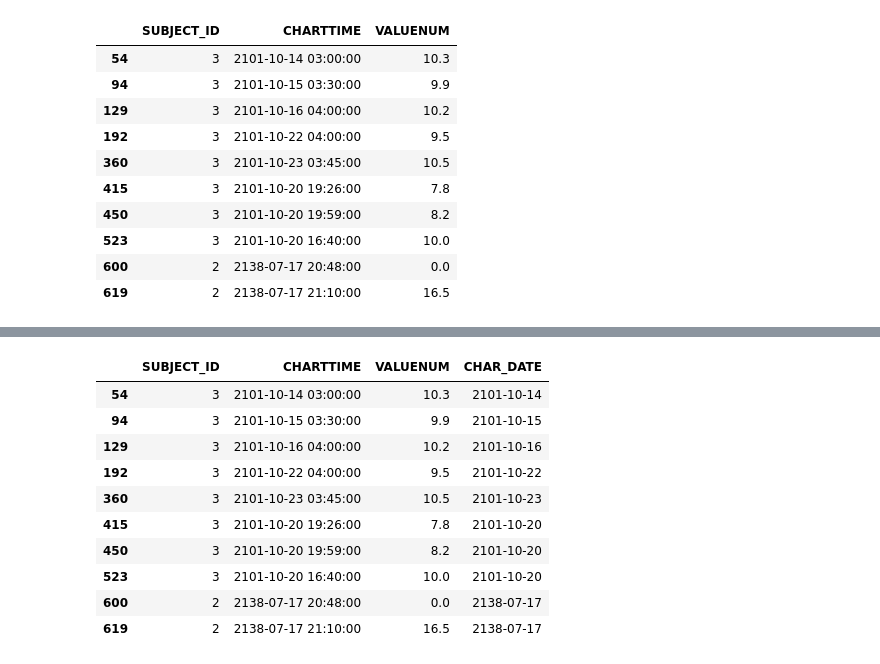
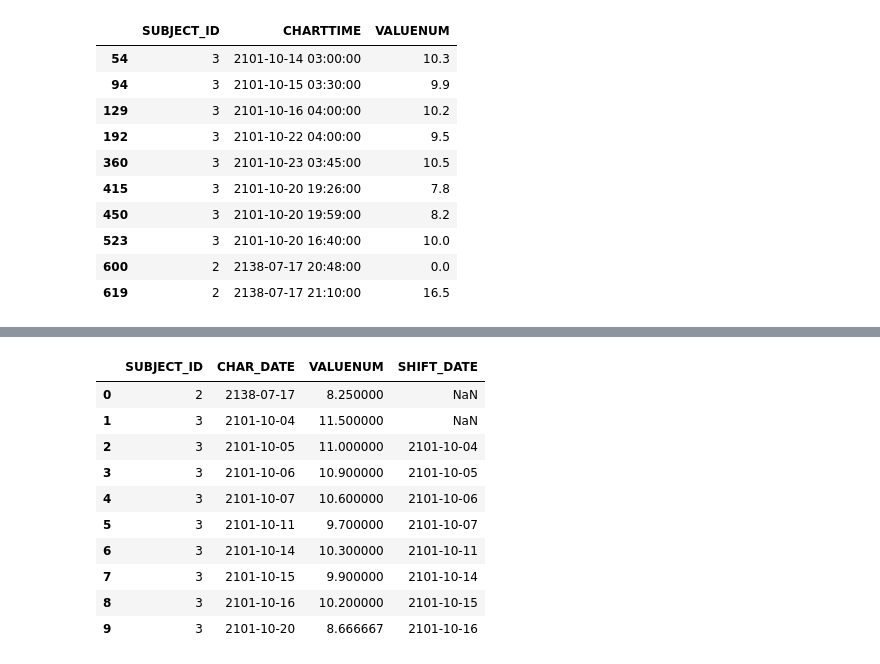
Before and after one commit to liuzi/Clinic-Analysis, a Jupyter notebook: Clustering.ipynb, the cells around one changed output, grey strips where cells are left out. Drawn from its saved outputs; the diff is of its cells as text; code cells hidden in the pictures.

```diff
--- a/Clustering.ipynb
+++ b/Clustering.ipynb
@@ -121,5 +127,4 @@ labevet_detailed_df.sort_values(by='SUBJECT_ID')[:10]
 | 622 | 28 | 2 | 163353.0 | 51246 | 2138-07-17 21:10:00 | 1+ | NaN | NaN | NaN | 446 | ... |
 | 623 | 29 | 2 | 163353.0 | 51248 | 2138-07-17 21:10:00 | 34.4 | 34.4 | pg | abnormal | 448 | ... |
 # %%
-feature_filtered_df = labevet_detailed_df[labevetn_detailed_df.ITEMID == 51222]
-feature_filtered_df[:10]
+feature_filtered_df = labevet_detailed_df[(labevet_detailed_df.ITEMID == 51222)]
@@ -138,5 +131,7 @@ feature_filtered_df[:10]
 # %%
 final_feature_df = feature_filtered_df[['SUBJECT_ID','CHARTTIME','VALUENUM']]
+# Remove Nan data
+final_feature_df = final_feature_df[final_feature_df.VALUENUM.notna()]
 final_feature_df[:10]
 # %% [output]
 |  | SUBJECT_ID | CHARTTIME | VALUENUM |
@@ -161,18 +163,21 @@ See the caveats in the documentation: http://pandas.pydata.org/pandas-docs/stabl
-# %%
-final_feature_df[:10]
-# %% [output]
-|  | SUBJECT_ID | CHARTTIME | VALUENUM | CHAR_DATE |
-| 54 | 3 | 2101-10-14 03:00:00 | 10.3 | 2101-10-14 |
-| 94 | 3 | 2101-10-15 03:30:00 | 9.9 | 2101-10-15 |
-| 129 | 3 | 2101-10-16 04:00:00 | 10.2 | 2101-10-16 |
-| 192 | 3 | 2101-10-22 04:00:00 | 9.5 | 2101-10-22 |
-| 360 | 3 | 2101-10-23 03:45:00 | 10.5 | 2101-10-23 |
-| 415 | 3 | 2101-10-20 19:26:00 | 7.8 | 2101-10-20 |
-| 450 | 3 | 2101-10-20 19:59:00 | 8.2 | 2101-10-20 |
-| 523 | 3 | 2101-10-20 16:40:00 | 10.0 | 2101-10-20 |
-| 600 | 2 | 2138-07-17 20:48:00 | 0.0 | 2138-07-17 |
-| 619 | 2 | 2138-07-17 21:10:00 | 16.5 | 2138-07-17 |
 # %%
 import numpy as np
 final_feature_bydate_df = final_feature_df.groupby(['SUBJECT_ID','CHAR_DATE']).agg({"VALUENUM": "mean"})
+
+final_feature_bydate_df = final_feature_bydate_df.reset_index().sort_values(by=['SUBJECT_ID','CHAR_DATE'])
+
+final_feature_bydate_df['SHIFT_DATE'] = final_feature_bydate_df.groupby('SUBJECT_ID')['CHAR_DATE'].apply(lambda i:i.shift(1))
+final_feature_bydate_df[:10]
+# %% [output]
+|  | SUBJECT_ID | CHAR_DATE | VALUENUM | SHIFT_DATE |
+| 0 | 2 | 2138-07-17 | 8.250000 | NaN |
+| 1 | 3 | 2101-10-04 | 11.500000 | NaN |
+| 2 | 3 | 2101-10-05 | 11.000000 | 2101-10-04 |
+| 3 | 3 | 2101-10-06 | 10.900000 | 2101-10-05 |
+| 4 | 3 | 2101-10-07 | 10.600000 | 2101-10-06 |
+| 5 | 3 | 2101-10-11 | 9.700000 | 2101-10-07 |
+| 6 | 3 | 2101-10-14 | 10.300000 | 2101-10-11 |
+| 7 | 3 | 2101-10-15 | 9.900000 | 2101-10-14 |
+| 8 | 3 | 2101-10-16 | 10.200000 | 2101-10-15 |
+| 9 | 3 | 2101-10-20 | 8.666667 | 2101-10-16 |
 # %%
```
Also changed, not shown: parts of 14 cells of this notebook.
